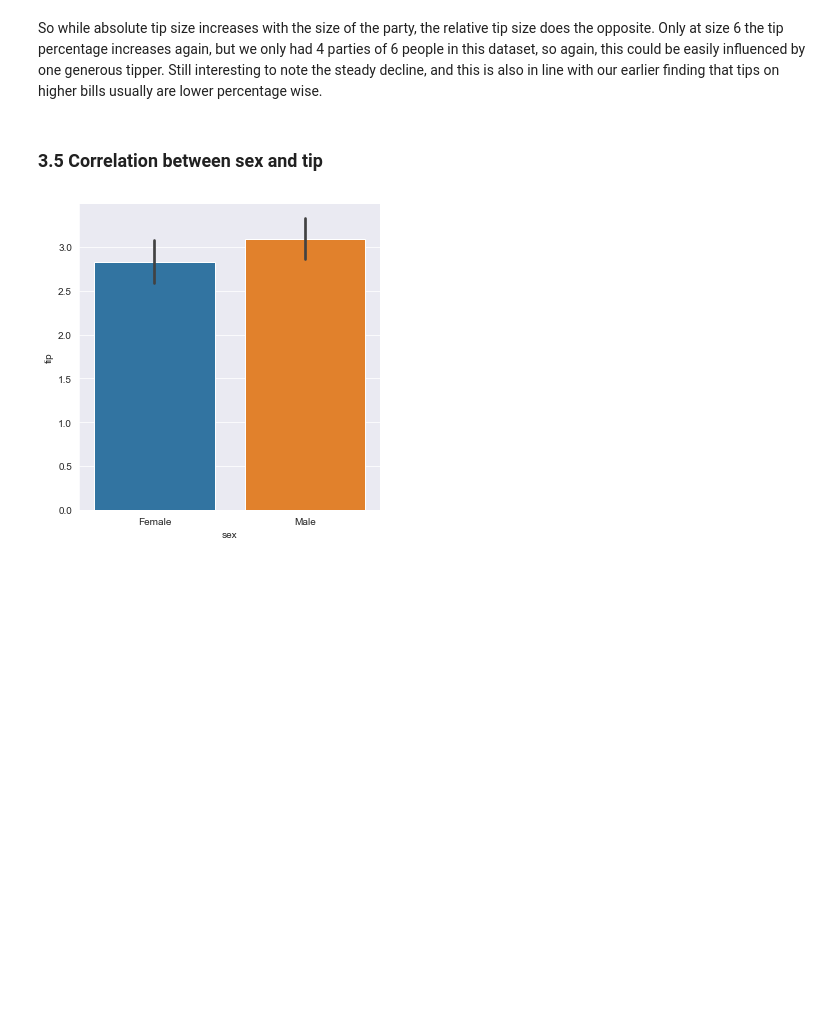
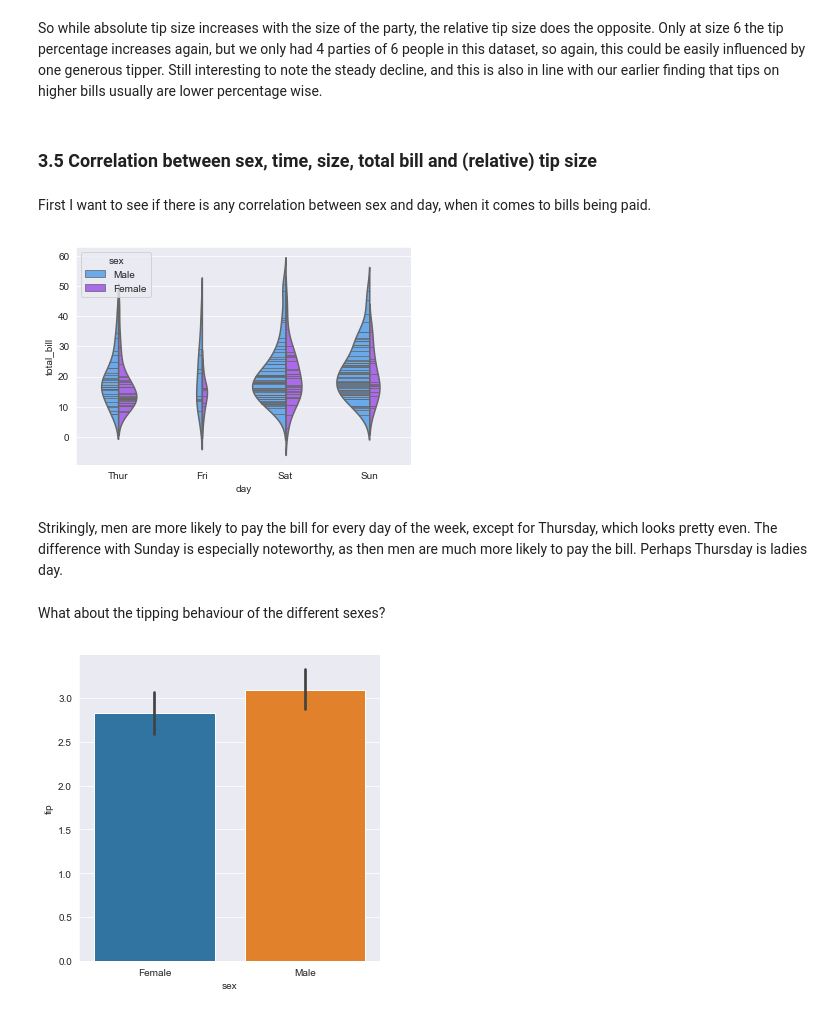
Before and after one commit to Ardvb/FODAProject2019, a Jupyter notebook: FODA Assessment 2019.ipynb, the cells around one changed output. Cells and saved outputs as stored; diff of their text form; code cells hidden in the pictures; blank space fills up the shorter version.

```diff
--- a/FODA Assessment 2019.ipynb
+++ b/FODA Assessment 2019.ipynb
@@ -583,7 +642,18 @@ sns.catplot(x="size", y="tip_percentage", kind = "bar", data=billtip); # https:/
 # %% [markdown]
 So while absolute tip size increases with the size of the party, the relative tip size does the opposite. Only at size 6 the tip percentage increases again, but we only had 4 parties of 6 people in this dataset, so again, this could be easily influenced by one generous tipper. Still interesting to note the steady decline, and this is also in line with our earlier finding that tips on higher bills usually are lower percentage wise.
 # %% [markdown]
-### 3.5 Correlation between sex and tip
+### 3.5 Correlation between sex, time, size, total bill and (relative) tip size
+# %% [markdown]
+First I want to see if there is any correlation between sex and day, when it comes to bills being paid.
+# %%
+
+sns.violinplot(x="day", y="total_bill", hue="sex", data=tips, palette="cool", split=True, scale="count", inner="stick", scale_hue=False);
+# %% [output]
+[figure, added]
+# %% [markdown]
+Strikingly, men are more likely to pay the bill for every day of the week, except for Thursday, which looks pretty even. The difference with Sunday is especially noteworthy, as then men are much more likely to pay the bill. Perhaps Thursday is ladies day.
+# %% [markdown]
+What about the tipping behaviour of the different sexes?
 # %%
 sns.catplot(x="sex", y="tip", kind = "bar", data=billtip); # https://seaborn.pydata.org/tutorial/categorical.html
 # %% [output]
```
Also changed, not shown: parts of 81 cells of this notebook.
